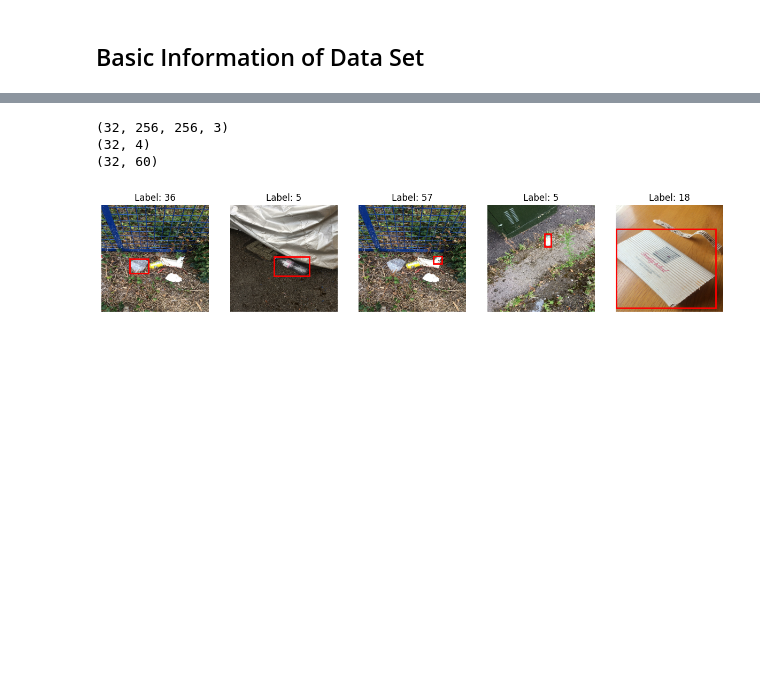
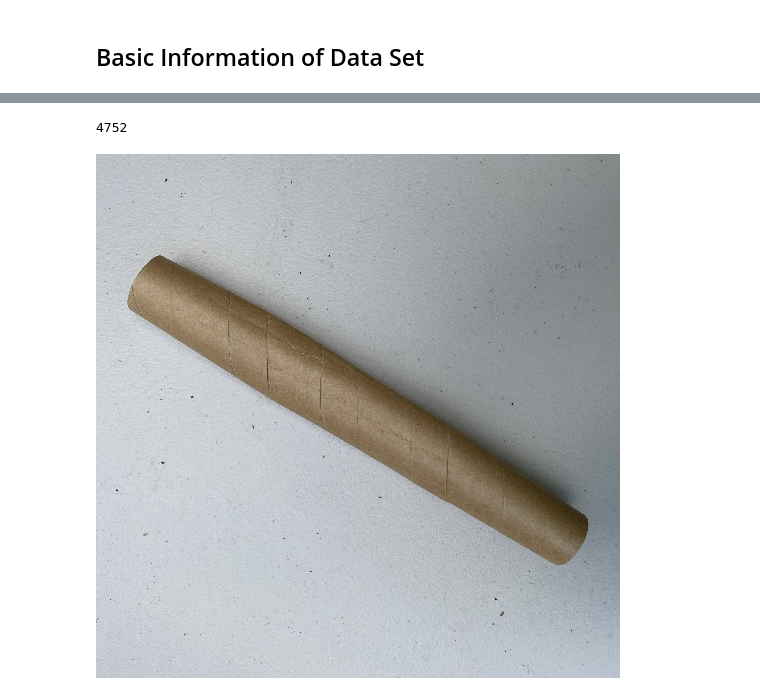
Before and after one commit to kevinjunkaiwang/Waste_Classification_System, a Jupyter notebook: training.ipynb, the cells around one changed output, grey strips where cells are left out. Drawn from its saved outputs; the diff is of its cells as text; code cells hidden in the pictures; blank space fills up the shorter version.

Commit message:
Update the training.ipynb due to traning a new dataset

```diff
--- a/training.ipynb
+++ b/training.ipynb
@@ -343,8 +21,14 @@ def visualize_batch(dataset, batch_index=0, num_images=5):
-# %%
-# Visualize the first batch
-visualize_batch(train_ds)
-# %% [output]
-(32, 256, 256, 3)
-(32, 4)
-(32, 60)
-[figure, removed]
+# %%
+# Load dataset
+data_dir = os.path.join( 'data' )
+data_dir = pathlib.Path(data_dir).with_suffix( '' )
+# %%
+image_count = len( list( data_dir.glob( '*/*.jpg' ) ) )
+print( image_count )
+# %% [output]
+4752
+# %%
+cardboard = list( data_dir.glob( 'Cardboard/*' ) )
+Image.open( str( cardboard[ 0 ] ) )
+# %% [output]
+[figure, added]
```
Also changed, not shown: parts of 48 cells of this notebook.
